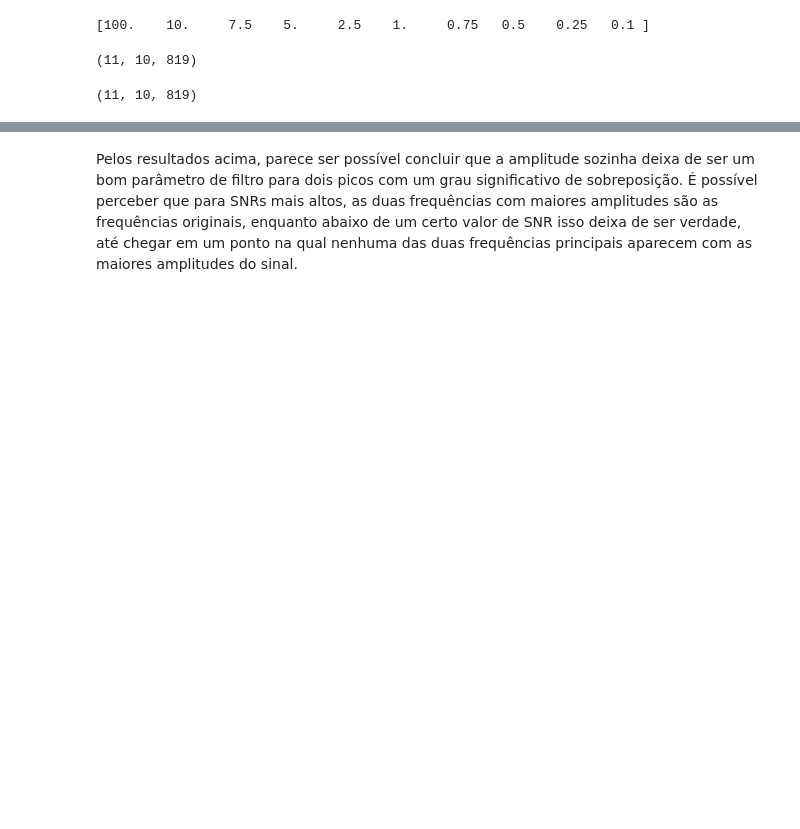
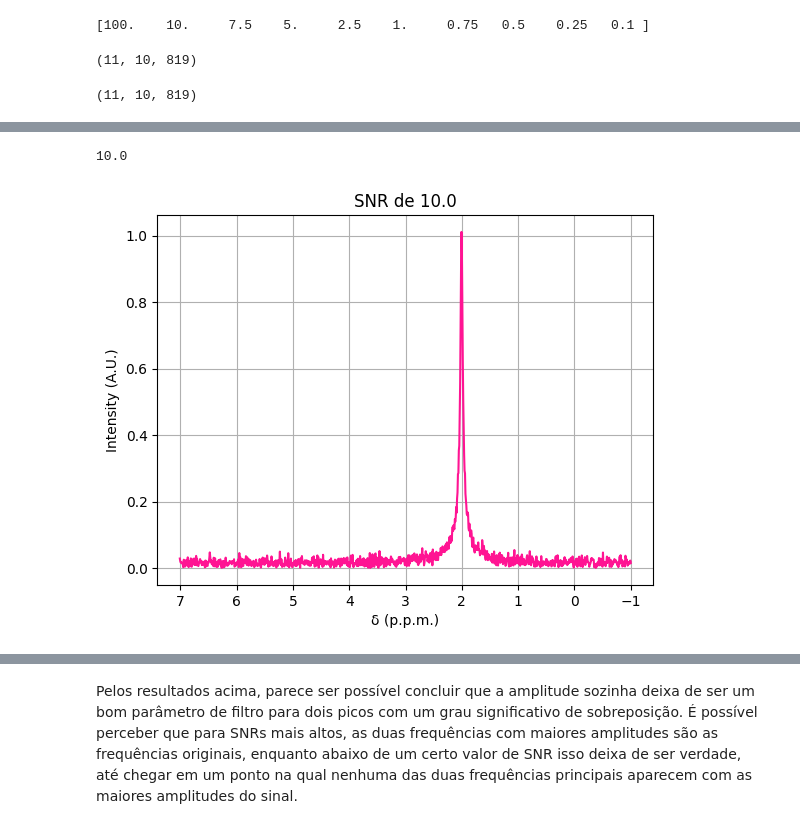
Before and after one commit to JoaoDell/MRI-study, a Jupyter notebook: examples/MPM/two_peaks_noisy.ipynb, the cells around one changed output, grey strips where cells are left out. Drawn from its saved outputs; the diff is of its cells as text; code cells hidden in the pictures; blank space fills up the shorter version.

```diff
--- a/examples/MPM/two_peaks_noisy.ipynb
+++ b/examples/MPM/two_peaks_noisy.ipynb
@@ -137,0 +218,8 @@ Acima, é possível perceber que o limite de identificação de picos esbarra em
+# %%
+i_ = 6
+print(sample_snrs[i_])
+_, c_sig_fft = pymri.fourier_spectrum(original_c_sigs[i_, j, :], dt, B0)
+pymri.plot_chem_shifts(freqs, c_sig_fft, 1.0, title = f"SNR de {sample_snrs[i_]}")
+# %% [output]
+10.0
+[figure, added]
```
Also changed, not shown: parts of 12 cells of this notebook, 2 other files.
